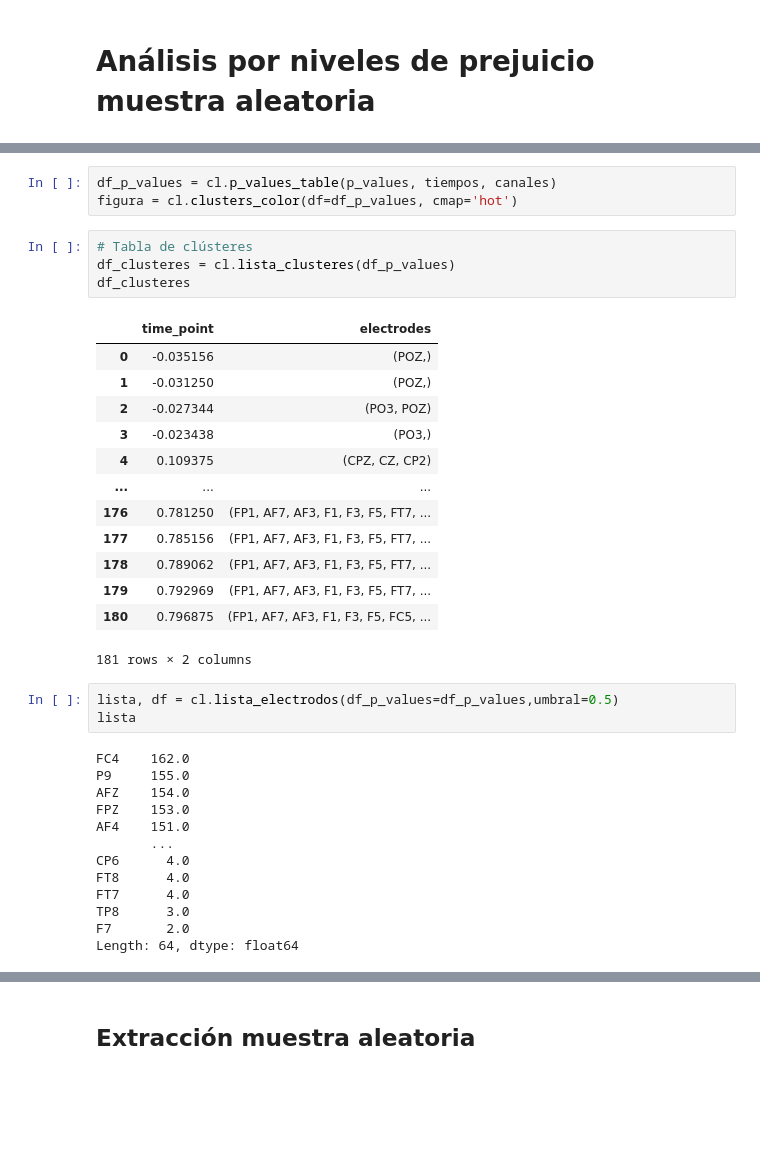
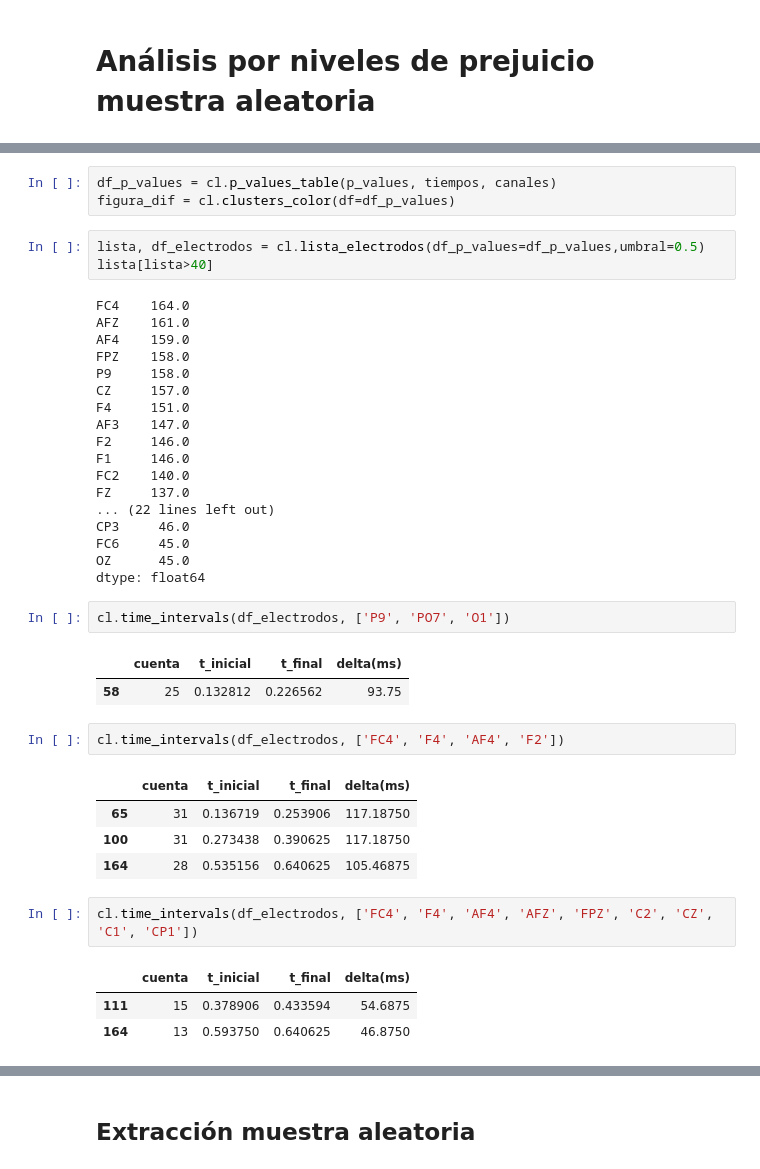
Before and after one commit to jhquiza/EEG_IAT, a Jupyter notebook: Análisis univariante masivo definitivo.ipynb, the cells around one changed output, grey strips where cells are left out. Cells and saved outputs as stored; diff of their text form; blank space fills up the shorter version.

```diff
--- a/Análisis univariante masivo definitivo.ipynb
+++ b/Análisis univariante masivo definitivo.ipynb
@@ -1251,37 +1251,42 @@ Done.
 # %%
 df_p_values = cl.p_values_table(p_values, tiempos, canales)
-figura = cl.clusters_color(df=df_p_values, cmap='hot')
+figura_dif = cl.clusters_color(df=df_p_values)
-# %%
-# Tabla de clústeres
-df_clusteres = cl.lista_clusteres(df_p_values)
-df_clusteres
-# %% [output]
-|  | time_point | electrodes |
-| 0 | -0.035156 | (POZ,) |
-| 1 | -0.031250 | (POZ,) |
-| 2 | -0.027344 | (PO3, POZ) |
-| 3 | -0.023438 | (PO3,) |
-| 4 | 0.109375 | (CPZ, CZ, CP2) |
-| ... | ... | ... |
-| 176 | 0.781250 | (FP1, AF7, AF3, F1, F3, F5, FT7, ... |
-| 177 | 0.785156 | (FP1, AF7, AF3, F1, F3, F5, FT7, ... |
-| 178 | 0.789062 | (FP1, AF7, AF3, F1, F3, F5, FT7, ... |
-| 179 | 0.792969 | (FP1, AF7, AF3, F1, F3, F5, FT7, ... |
-| 180 | 0.796875 | (FP1, AF7, AF3, F1, F3, F5, FC5, ... |
-181 rows × 2 columns
 # %%
-lista, df = cl.lista_electrodos(df_p_values=df_p_values,umbral=0.5)
-lista
+lista, df_electrodos = cl.lista_electrodos(df_p_values=df_p_values,umbral=0.5)
+lista[lista>40]
 # %% [output]
-FC4    162.0
-P9     155.0
-AFZ    154.0
-FPZ    153.0
-AF4    151.0
-       ...
-CP6      4.0
-FT8      4.0
-FT7      4.0
-TP8      3.0
-F7       2.0
-Length: 64, dtype: float64
+FC4    164.0
+AFZ    161.0
+AF4    159.0
+FPZ    158.0
+P9     158.0
+CZ     157.0
+F4     151.0
+AF3    147.0
+F2     146.0
+F1     146.0
+FC2    140.0
+FZ     137.0
+... (22 lines left out)
+CP3     46.0
+FC6     45.0
+OZ      45.0
+dtype: float64
+# %%
+cl.time_intervals(df_electrodos, ['P9', 'PO7', 'O1'])
+# %% [output]
+|  | cuenta | t_inicial | t_final | delta(ms) |
+| 58 | 25 | 0.132812 | 0.226562 | 93.75 |
+# %%
+cl.time_intervals(df_electrodos, ['FC4', 'F4', 'AF4', 'F2'])
+# %% [output]
+|  | cuenta | t_inicial | t_final | delta(ms) |
+| 65 | 31 | 0.136719 | 0.253906 | 117.18750 |
+| 100 | 31 | 0.273438 | 0.390625 | 117.18750 |
+| 164 | 28 | 0.535156 | 0.640625 | 105.46875 |
+# %%
+cl.time_intervals(df_electrodos, ['FC4', 'F4', 'AF4', 'AFZ', 'FPZ', 'C2', 'CZ', 'C1', 'CP1'])
+# %% [output]
+|  | cuenta | t_inicial | t_final | delta(ms) |
+| 111 | 15 | 0.378906 | 0.433594 | 54.6875 |
+| 164 | 13 | 0.593750 | 0.640625 | 46.8750 |
```
Also changed, not shown: parts of 42 cells of this notebook, 1 other file.
